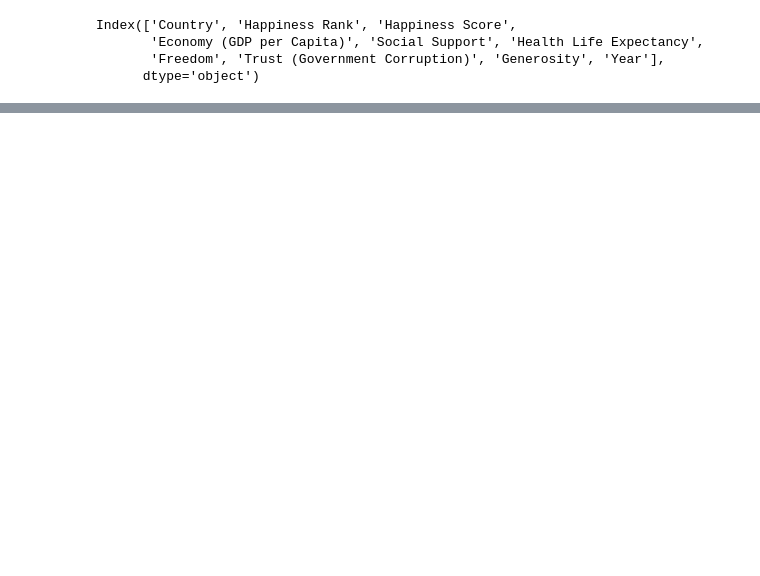
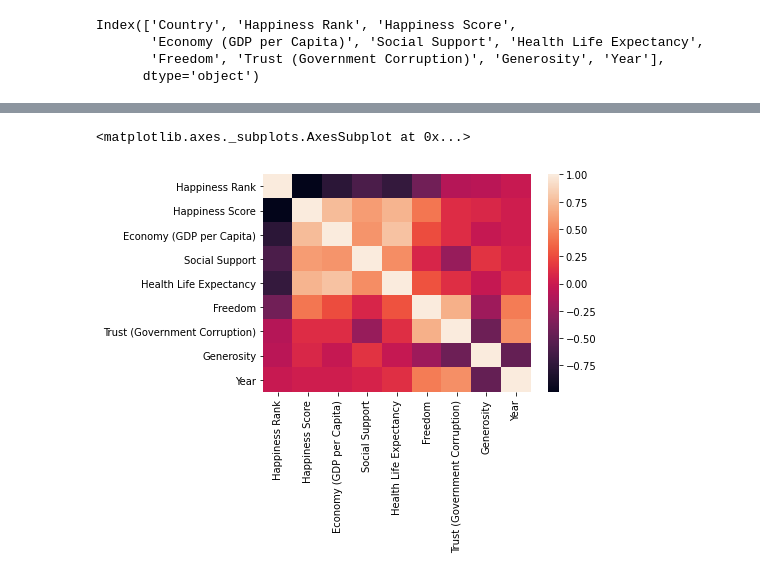
Before and after one commit to alexarnold630/Happiness_Index_Investigation, a Jupyter notebook: Happiness/Regressions.ipynb, the cells around one changed output, grey strips where cells are left out. Saved outputs shown, nothing was run; the diff lists cells and outputs as text; code cells hidden in the pictures; blank space fills up the shorter version.

```diff
--- a/Happiness/Regressions.ipynb
+++ b/Happiness/Regressions.ipynb
@@ -56,0 +27,6 @@ y = 0.46x + -0.18
+# %%
+corrs = df.corr()
+sns.heatmap(corrs)
+# %% [output]
+<matplotlib.axes._subplots.AxesSubplot at 0x...>
+[figure, added]
```
Also changed, not shown: parts of 112 cells of this notebook.
